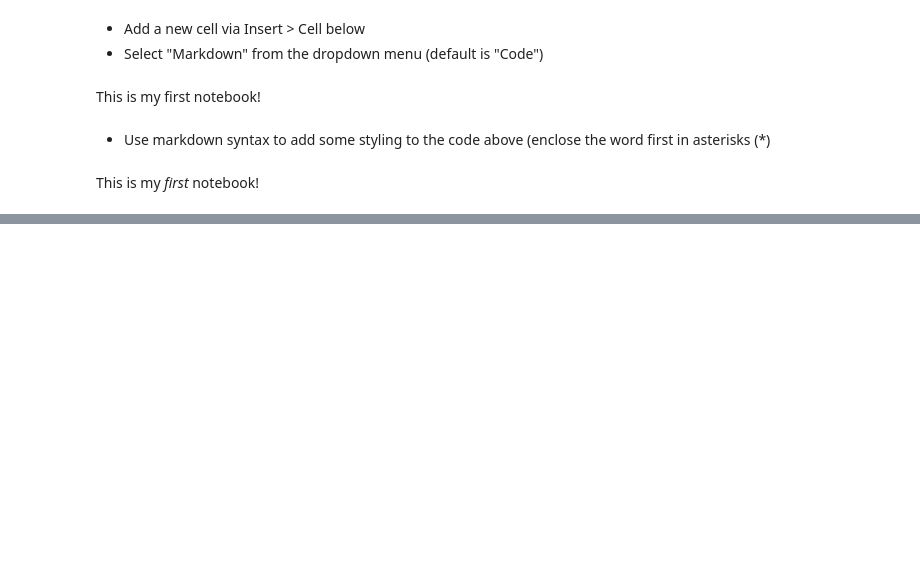
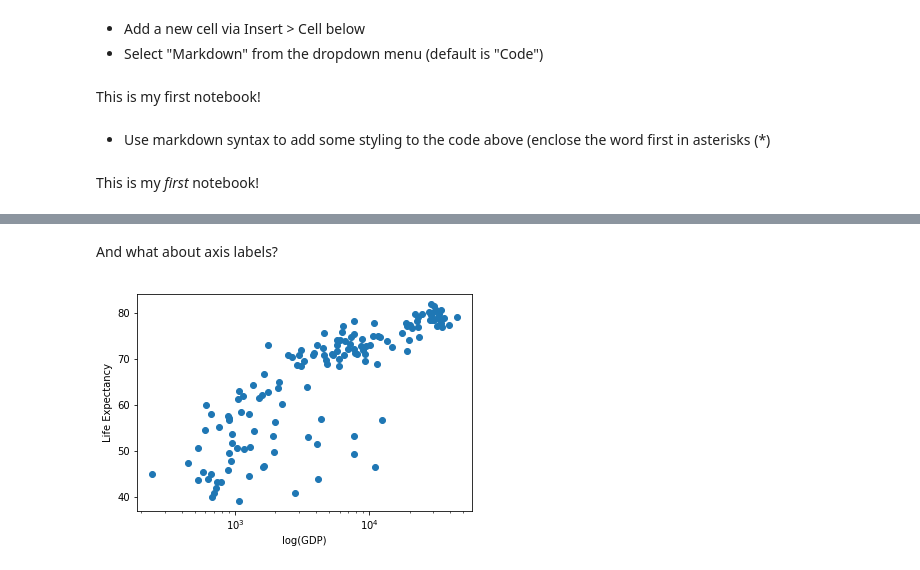
Before and after one commit to jcoliver/jupyter-lesson, a Jupyter notebook: Intro-to-Jupyter.ipynb, the cells around one changed output, grey strips where cells are left out. Cells and saved outputs as stored; diff of their text form; code cells hidden in the pictures; blank space fills up the shorter version.

```diff
--- a/Intro-to-Jupyter.ipynb
+++ b/Intro-to-Jupyter.ipynb
@@ -68,0 +154,11 @@ This is my *first* notebook!
+# %% [markdown]
+And what about axis labels?
+# %%
+matplot.figure()
+matplot.scatter(gapminder_subset['gdpPercap'], gapminder_subset['lifeExp'])
+matplot.xscale('log')
+matplot.xlabel('log(GDP)') #NEW
+matplot.ylabel('Life Expectancy') #NEW
+matplot.show()
+# %% [output]
+[figure, added]
```
Also changed, not shown: parts of 32 cells of this notebook, 2 other files.
